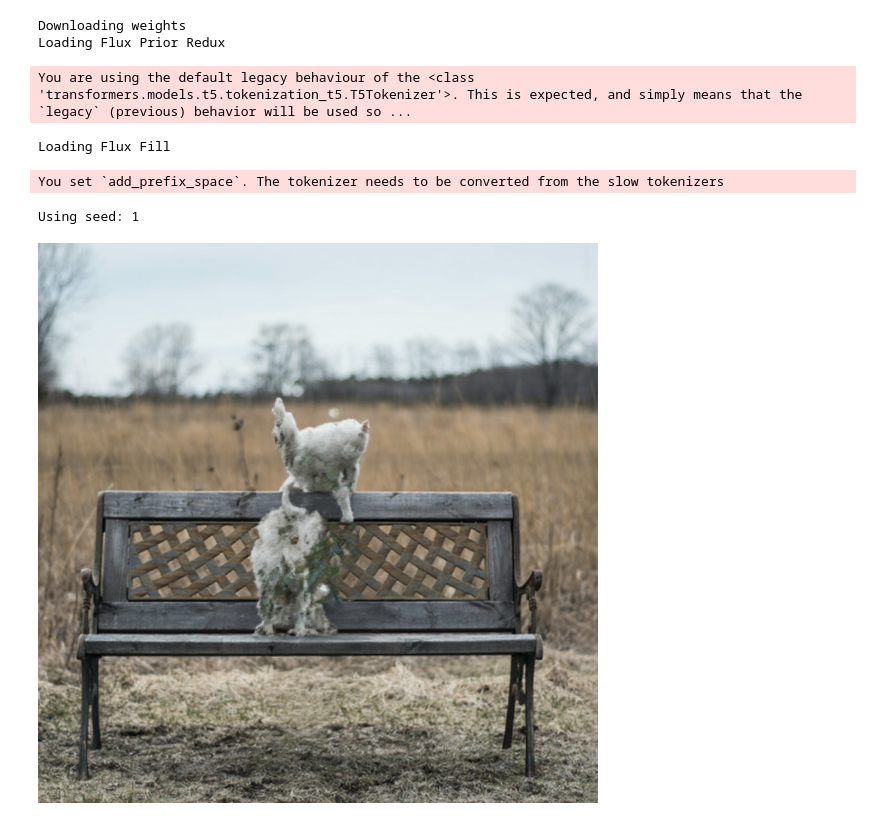
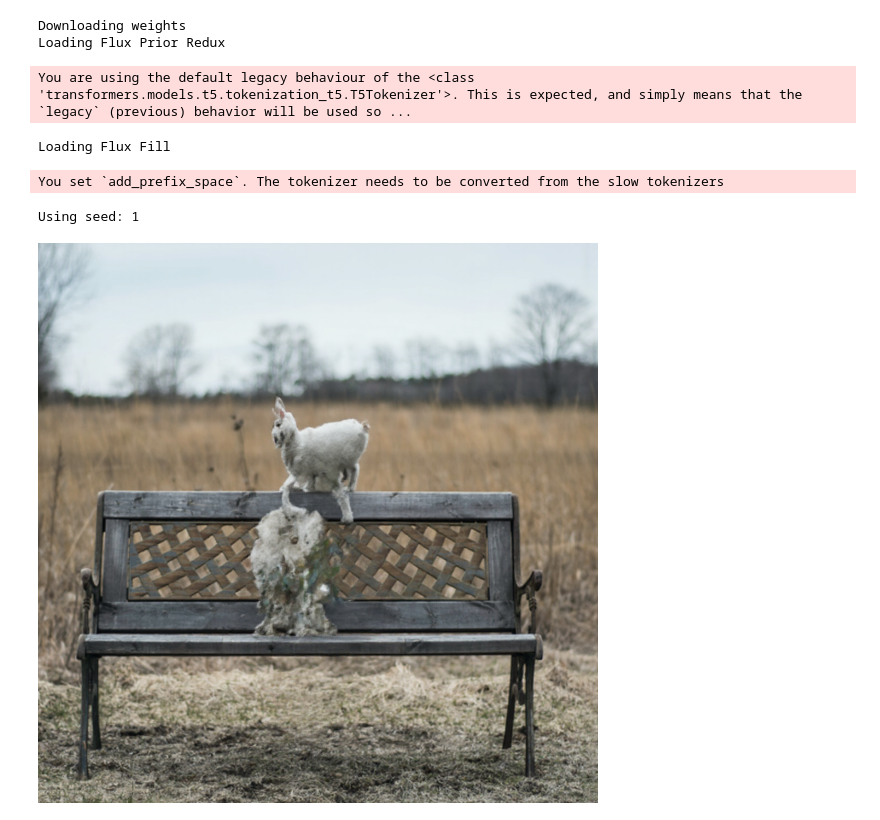
Before and after one commit to JT-street53/cog-flux-fill-redux-dev, a Jupyter notebook: notebooks/test.ipynb, the cells around one changed output. Saved outputs shown, nothing was run; the diff lists cells and outputs as text; code cells hidden in the pictures.

```diff
--- a/notebooks/test.ipynb
+++ b/notebooks/test.ipynb
@@ -211,37 +210,37 @@ MODEL_CACHE = "../checkpoints"
 
 # Initialize predictor
 predictor = Predictor()
 predictor.setup()
 
 # Define paths for required images
 input_image = Path("../images/dog.png")
 mask_image = Path("../images/dog-mask.png")  # You'll need to create a mask image
 reference_image = Path("../images/dog-reference.png")  # Using same image as reference
 
 # Run prediction with default parameters
 results = predictor.predict(
     image=input_image,
     mask=mask_image,
     reference_image=reference_image,
     prompt="cat sitting on a bench",
-    guidance_scale=8.0,
-    steps=20,
+    guidance_scale=4.5,
+    steps=40,
     seed=1,
     num_outputs=1,
-    blur_radius=4,
+    blur_radius=8,
     prompt_embeds_scale=1.0,
     pooled_prompt_embeds_scale=1.0
 )
 
 display(Image.open(results[0]))
 # %% [output]
 Downloading weights
 Loading Flux Prior Redux
 You are using the default legacy behaviour of the <class 'transformers.models.t5.tokenization_t5.T5Tokenizer'>. This is expected, and simply means that the `legacy` (previous) behavior will be used so ...
 Loading Flux Fill
 You set `add_prefix_space`. The tokenizer needs to be converted from the slow tokenizers
 Using seed: 1
-[figure, old version]
+[figure, new version]
 # %%
 # override MODEL_CACHE to point to the correct directory
 MODEL_CACHE = "../checkpoints"
```
Also changed, not shown: parts of 2 cells of this notebook.
